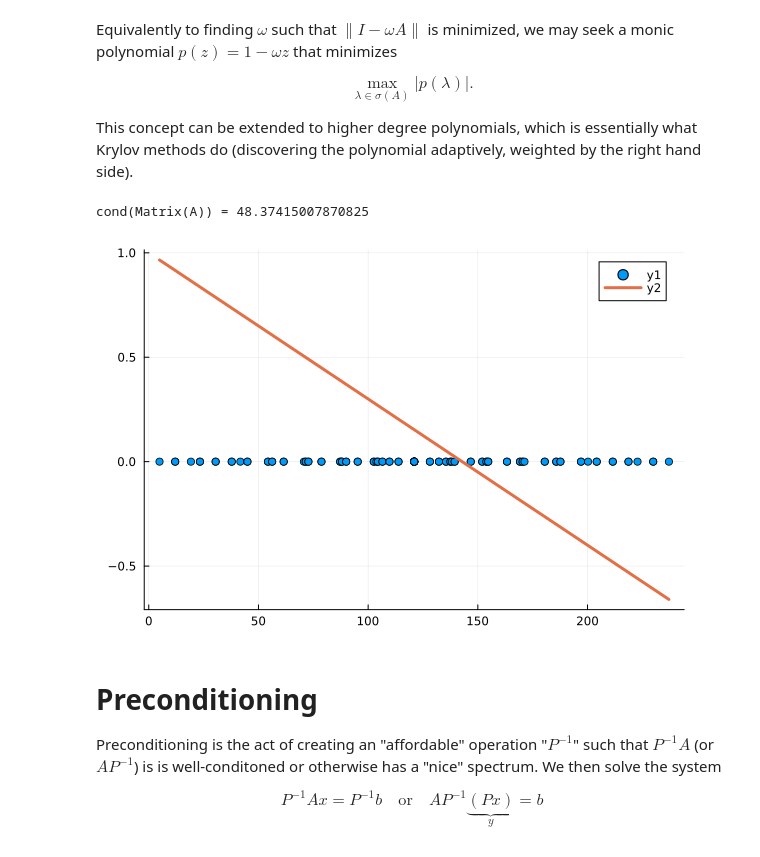
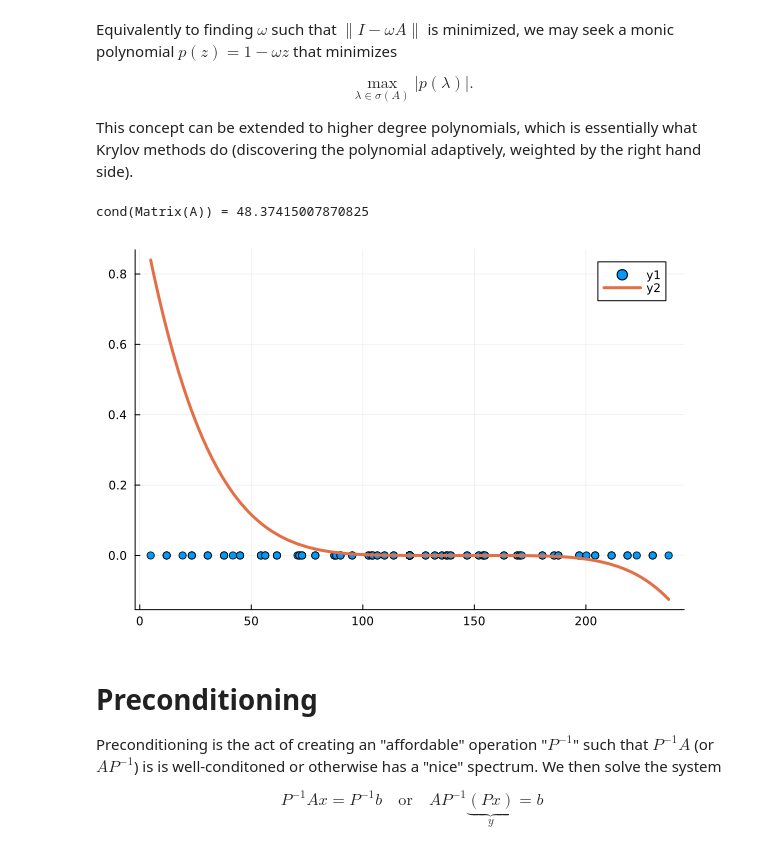
Before and after one commit to cu-numpde/spring26, a Jupyter notebook: _sources/slides/2026-03-02-krylov.ipynb, the cells around one changed output. Saved outputs shown, nothing was run; the diff lists cells and outputs as text; code cells hidden in the pictures.

```diff
--- a/_sources/slides/2026-03-02-krylov.ipynb
+++ b/_sources/slides/2026-03-02-krylov.ipynb
@@ -56,13 +56,13 @@ This concept can be extended to higher degree polynomials, which is essentially
 # %%
 omega = .007
 A = advdiff_matrix(10)
 @show cond(Matrix(A))
 ev = eigvals(Matrix(A))
 scatter(real.(ev), zero.(ev))
-plot!(x -> (1 - omega * x)^1)
+plot!(x -> (1 - omega * x)^5)
 # %% [output]
 cond(Matrix(A)) = 48.37415007870825
-[figure, old version]
+[figure, new version]
 # %% [markdown]
 # Preconditioning
 
```
Also changed, not shown: 14 other files.
